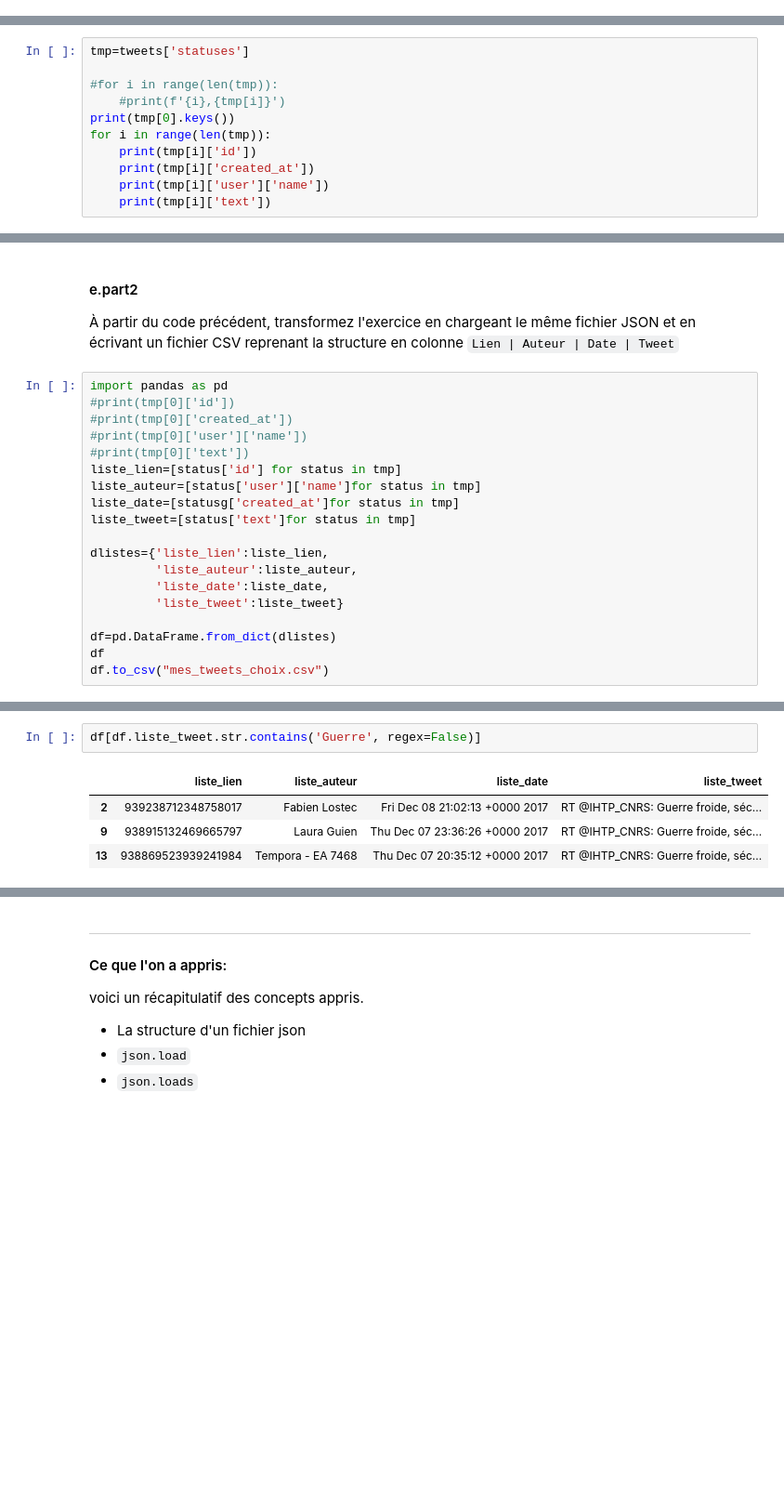
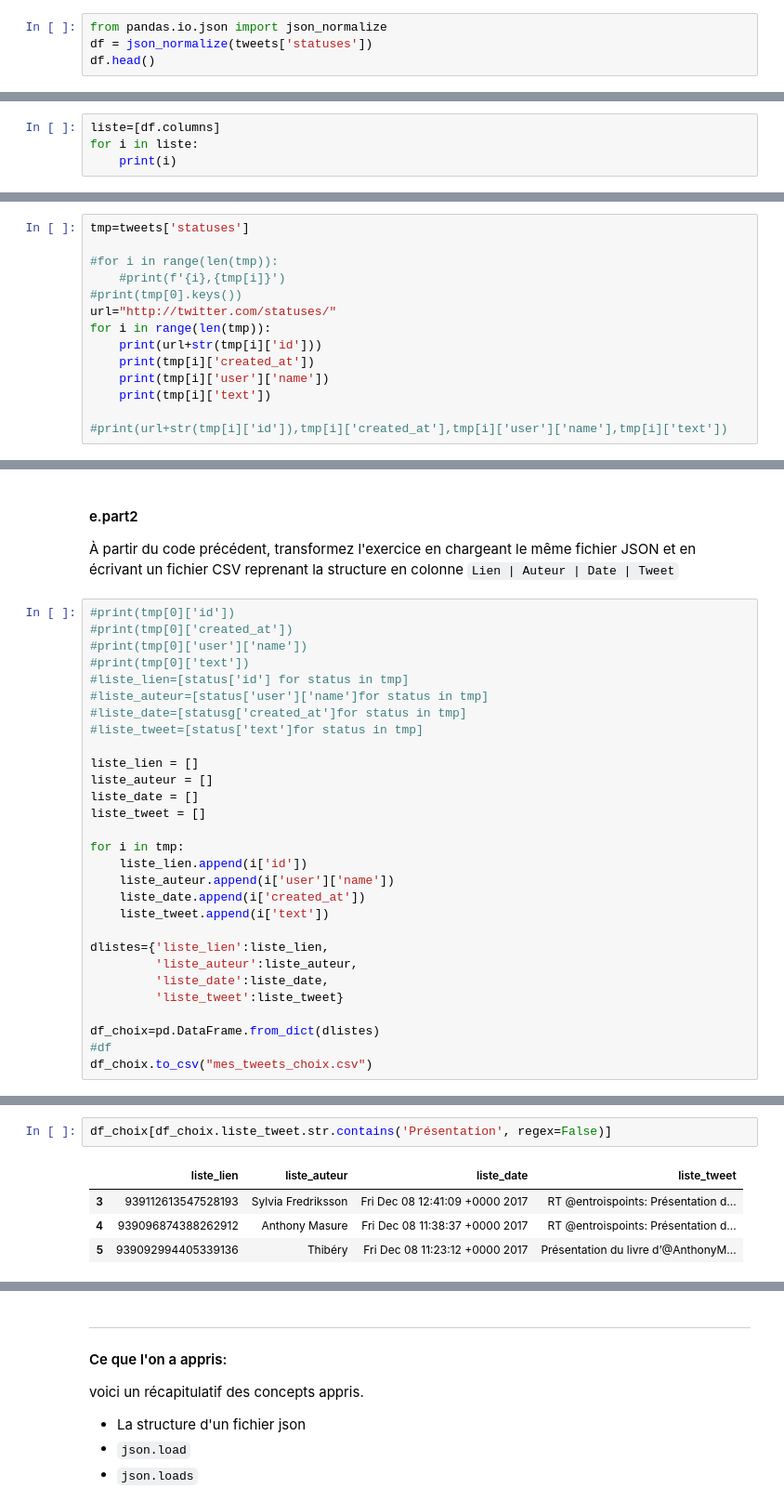
Before and after one commit to laienwu/cad_naterre, a Jupyter notebook: proj2_LesFormats de donnees.ipynb, the cells around one changed output, grey strips where cells are left out. Shown at 93% size. Drawn from its saved outputs; the diff is of its cells as text; blank space fills up the shorter version.

```diff
--- a/proj2_LesFormats de donnees.ipynb
+++ b/proj2_LesFormats de donnees.ipynb
@@ -199,0 +188,4 @@ tweets
+# %%
+from pandas.io.json import json_normalize
+df = json_normalize(tweets['statuses'])
+df.head()
@@ -199,0 +199,4 @@ tweets
+# %%
+liste=[df.columns]
+for i in liste:
+    print(i)
@@ -202,10 +252,13 @@ tmp=tweets['statuses']
 
 #for i in range(len(tmp)):
     #print(f'{i},{tmp[i]}')
-print(tmp[0].keys())
+#print(tmp[0].keys())
+url="http://twitter.com/statuses/"
 for i in range(len(tmp)):
-    print(tmp[i]['id'])
+    print(url+str(tmp[i]['id']))
     print(tmp[i]['created_at'])
     print(tmp[i]['user']['name'])
     print(tmp[i]['text'])
+
+#print(url+str(tmp[i]['id']),tmp[i]['created_at'],tmp[i]['user']['name'],tmp[i]['text'])
 # %% [output]
@@ -251,21 +284,31 @@ tmp
 
 À partir du code précédent, transformez l'exercice en chargeant le même fichier JSON et en écrivant un fichier CSV reprenant la structure en colonne `Lien | Auteur | Date | Tweet`
 # %%
-import pandas as pd
 #print(tmp[0]['id'])
 #print(tmp[0]['created_at'])
 #print(tmp[0]['user']['name'])
 #print(tmp[0]['text'])
-liste_lien=[status['id'] for status in tmp]
-liste_auteur=[status['user']['name']for status in tmp]
-liste_date=[statusg['created_at']for status in tmp]
-liste_tweet=[status['text']for status in tmp]
+#liste_lien=[status['id'] for status in tmp]
+#liste_auteur=[status['user']['name']for status in tmp]
+#liste_date=[statusg['created_at']for status in tmp]
+#liste_tweet=[status['text']for status in tmp]
+
+liste_lien = []
+liste_auteur = []
+liste_date = []
+liste_tweet = []
+
+for i in tmp:
+    liste_lien.append(i['id'])
+    liste_auteur.append(i['user']['name'])
+    liste_date.append(i['created_at'])
+    liste_tweet.append(i['text'])
 
 dlistes={'liste_lien':liste_lien,
          'liste_auteur':liste_auteur,
          'liste_date':liste_date,
          'liste_tweet':liste_tweet}
 
-df=pd.DataFrame.from_dict(dlistes)
-df
-df.to_csv("mes_tweets_choix.csv")
+df_choix=pd.DataFrame.from_dict(dlistes)
+#df
+df_choix.to_csv("mes_tweets_choix.csv")
@@ -299,7 +335,7 @@ str
 # %%
-df[df.liste_tweet.str.contains('Guerre', regex=False)]
+df_choix[df_choix.liste_tweet.str.contains('Présentation', regex=False)]
 # %% [output]
 |  | liste_lien | liste_auteur | liste_date | liste_tweet |
-| 2 | 939238712348758017 | Fabien Lostec | Fri Dec 08 21:02:13 +0000 2017 | RT @IHTP_CNRS: Guerre froide, séc... |
-| 9 | 938915132469665797 | Laura Guien | Thu Dec 07 23:36:26 +0000 2017 | RT @IHTP_CNRS: Guerre froide, séc... |
-| 13 | 938869523939241984 | Tempora - EA 7468 | Thu Dec 07 20:35:12 +0000 2017 | RT @IHTP_CNRS: Guerre froide, séc... |
+| 3 | 939112613547528193 | Sylvia Fredriksson | Fri Dec 08 12:41:09 +0000 2017 | RT @entroispoints: Présentation d... |
+| 4 | 939096874388262912 | Anthony Masure | Fri Dec 08 11:38:37 +0000 2017 | RT @entroispoints: Présentation d... |
+| 5 | 939092994405339136 | Thibéry | Fri Dec 08 11:23:12 +0000 2017 | Présentation du livre d’@AnthonyM... |
```
Also changed, not shown: parts of 22 cells of this notebook, 1 other file.
